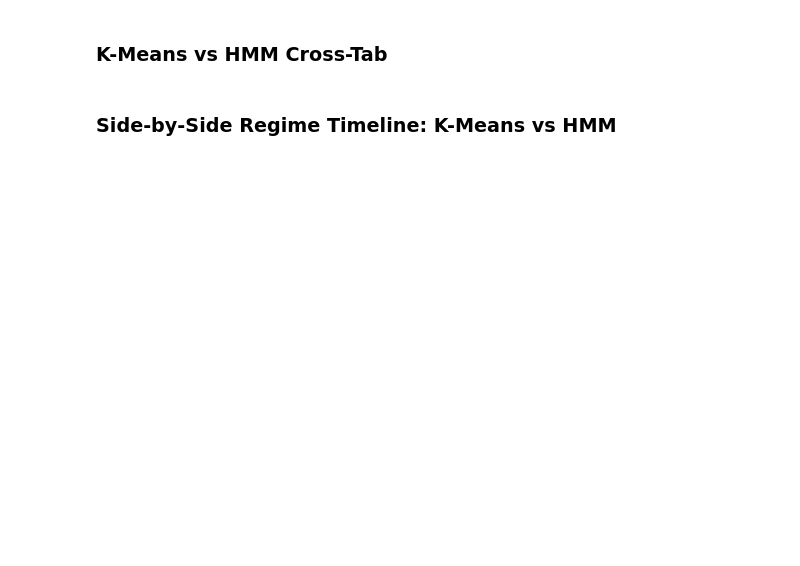
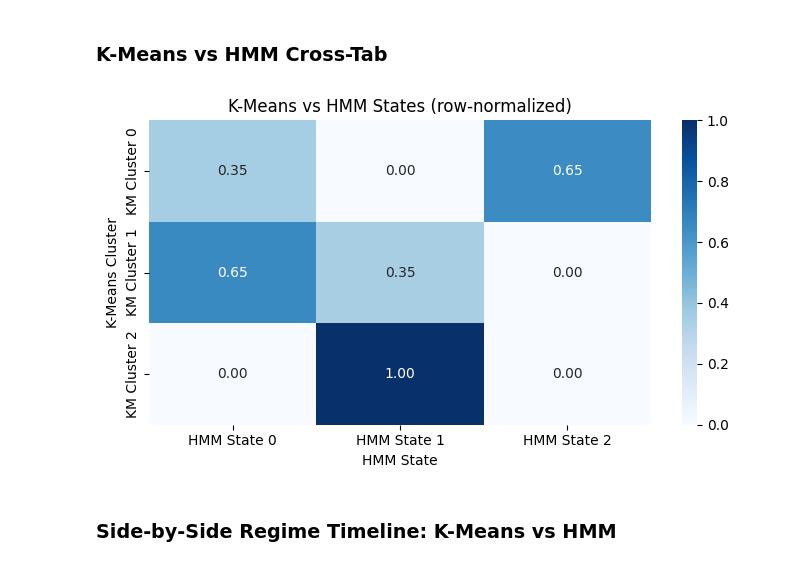
Before and after one commit to Tanzim-Chowdhury/SIADS696-volatility-regime-modeling, a Jupyter notebook: notebooks/01_pipeline.ipynb, the cells around one changed output. Saved outputs shown, nothing was run; the diff lists cells and outputs as text; code cells hidden in the pictures; blank space fills up the shorter version.

```diff
--- a/notebooks/01_pipeline.ipynb
+++ b/notebooks/01_pipeline.ipynb
@@ -830,17 +809,19 @@ display(summary)
 # %% [markdown]
 ### K-Means vs HMM Cross-Tab
 # %%
-ct_km_hmm = pd.crosstab(tmp_km["km_state"], tmp_km["hmm_state"], normalize="index")
+ct_km_hmm = pd.crosstab(tmp["km_state"], tmp["hmm_state"], normalize="index")
 ct_km_hmm.index = [f"KM Cluster {i}" for i in ct_km_hmm.index]
 ct_km_hmm.columns = [f"HMM State {c}" for c in ct_km_hmm.columns]
 
 plt.figure(figsize=(7, 4))
 sns.heatmap(ct_km_hmm, annot=True, fmt=".2f", cmap="Blues")
 plt.title("K-Means vs HMM States (row-normalized)")
 plt.xlabel("HMM State")
 plt.ylabel("K-Means Cluster")
 plt.tight_layout()
 plt.show()
+# %% [output]
+[figure, added]
 # %% [markdown]
 ### Side-by-Side Regime Timeline: K-Means vs HMM
 # %%
```
Also changed, not shown: parts of 15 cells of this notebook.
